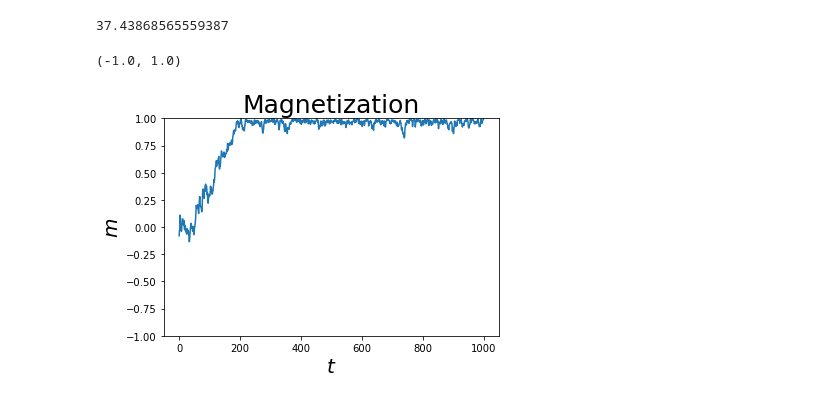
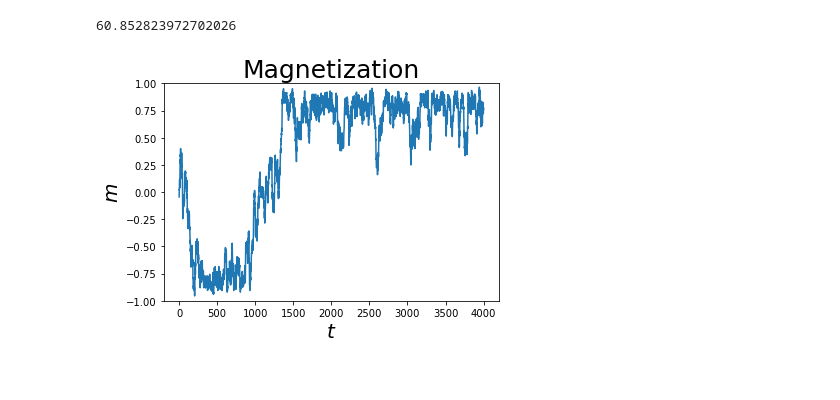
Before and after one commit to JaySchon/PHY571-Project, a Jupyter notebook: Codes/local_update_training.ipynb, the cells around one changed output. Saved outputs shown, nothing was run; the diff lists cells and outputs as text; code cells hidden in the pictures.

```diff
--- a/Codes/local_update_training.ipynb
+++ b/Codes/local_update_training.ipynb
@@ -46,39 +47,39 @@ UnboundLocalError: local variable 'spins' referenced before assignment
 # Magnetization vs Step
 L = 20
 J = 1
 K = 0.2
-T = 2
+T = 2.5
 length_cycle = L*L
 
 spins = rnd.choice([-1,1],size = (L, L))
 
 import time
 t1 = time.time()
-n_cycles = 1000
+n_cycles = 4000
 
 
 mr = np.zeros(n_cycles)
 
 # Monte Carlo
 for n in range(n_cycles):
     for k in range(length_cycle):
         update = LocalUpdate(spins, J, K, T)
         spins = update.local_update()
     config = Configuration(spins, L, J, K, T)
-    mr[n] = (config.magnetization)
+    mr[n] = config.magnetization
 mr /= float(L**2)
 t2 = time.time()
 
 print(t2-t1)
 plt.plot(mr, '-')
 plt.title("Magnetization", fontsize=25)
 plt.xlabel("$t$", fontsize=20)
 plt.ylabel("$m$", fontsize=20)
 plt.ylim(-1,1)
+plt.savefig('magnetization_vs_step.png')
 # %% [output]
-37.43868565559387
+60.852823972702026
-(-1.0, 1.0)
-[figure, old version]
+[figure, new version]
 # %%
 # Physical Quantity vs Temp
 import time
```
Also changed, not shown: parts of 5 cells of this notebook, 3 other files.
